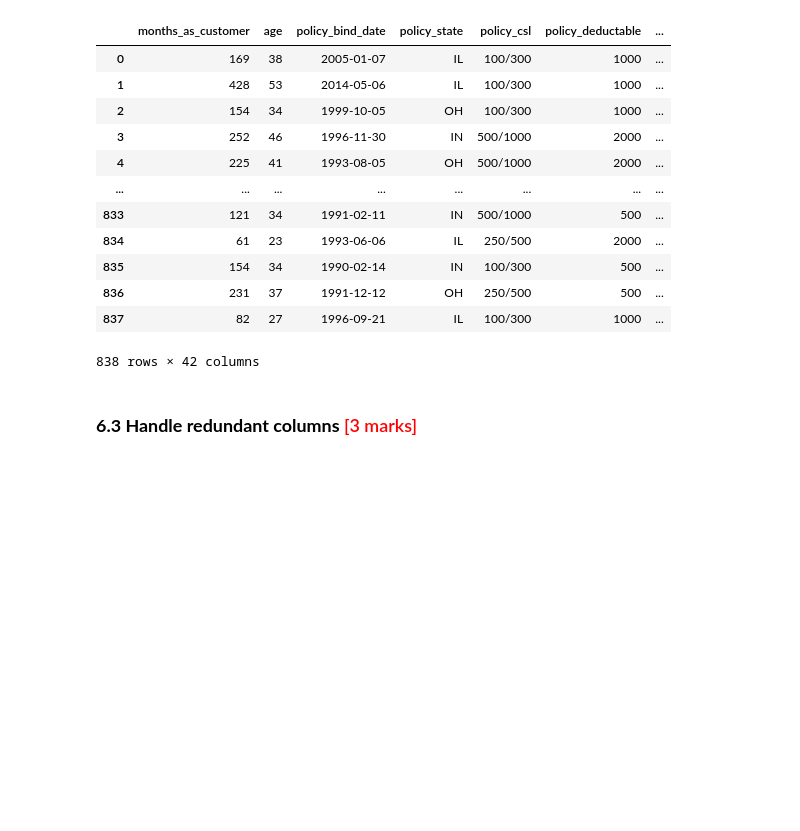
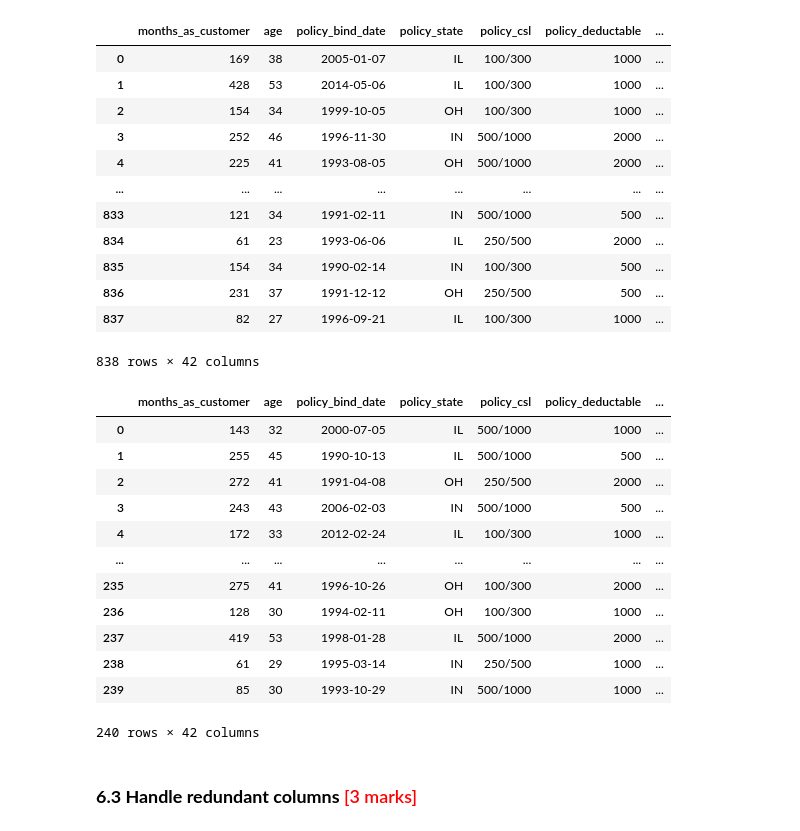
Before and after one commit to jagdsh/model_selection_insurance_fraud_claim, a Jupyter notebook: Fraudulent_Claim_Detection_Starter.ipynb, the cells around one changed output. Saved outputs shown, nothing was run; the diff lists cells and outputs as text; code cells hidden in the pictures; blank space fills up the shorter version.

```diff
--- a/Fraudulent_Claim_Detection_Starter.ipynb
+++ b/Fraudulent_Claim_Detection_Starter.ipynb
@@ -942,6 +942,29 @@ X_resampled_df
 | 836 | 231 | 37 | 1991-12-12 | OH | 250/500 | 500 | ... |
 | 837 | 82 | 27 | 1996-09-21 | IL | 100/300 | 1000 | ... |
 838 rows × 42 columns
+# %%
+X_validation['Policy_Tenure'] = (X_validation['incident_date'] - X_validation['policy_bind_date']).dt.days / 30.4375
+X_validation['Incident_Day_Type'] = (X_validation['incident_date'].dt.dayofweek >= 5).astype(int) ## 0 Weekday and 1 Weekend // TODO Report
+X_validation['Incident_Month'] = X_validation['incident_date'].dt.month
+X_validation['Claim_consistency_ratio'] = ((X_validation['total_claim_amount'] / X_validation['policy_annual_premium']) > 0.80).astype(int)
+X_validation['Injury_vs_Vehicle_ratio'] = X_validation['injury_claim'] / X_validation['vehicle_claim']
+X_validation['Capital_activity'] = ((X_validation['capital-loss'] + X_validation['capital-gains']) < 0).astype(int)
+X_validation['Claim_component_balance'] = ((X_validation['vehicle_claim'] / X_validation['total_claim_amount']) > 0.7).astype(int)
+X_validation
+# %% [output]
+|  | months_as_customer | age | policy_bind_date | policy_state | policy_csl | policy_deductable | ... |
+| 0 | 143 | 32 | 2000-07-05 | IL | 500/1000 | 1000 | ... |
+| 1 | 255 | 45 | 1990-10-13 | IL | 500/1000 | 500 | ... |
+| 2 | 272 | 41 | 1991-04-08 | OH | 250/500 | 2000 | ... |
+| 3 | 243 | 43 | 2006-02-03 | IN | 500/1000 | 500 | ... |
+| 4 | 172 | 33 | 2012-02-24 | IL | 100/300 | 1000 | ... |
+| ... | ... | ... | ... | ... | ... | ... | ... |
+| 235 | 275 | 41 | 1996-10-26 | OH | 100/300 | 2000 | ... |
+| 236 | 128 | 30 | 1994-02-11 | OH | 100/300 | 1000 | ... |
+| 237 | 419 | 53 | 1998-01-28 | IL | 500/1000 | 2000 | ... |
+| 238 | 61 | 29 | 1995-03-14 | IN | 250/500 | 1000 | ... |
+| 239 | 85 | 30 | 1993-10-29 | IN | 500/1000 | 1000 | ... |
+240 rows × 42 columns
 # %% [markdown]
 ### **6.3 Handle redundant columns** <font color="red">[3 marks]</font>
 # %% [markdown]
```
Also changed, not shown: parts of 21 cells of this notebook.
